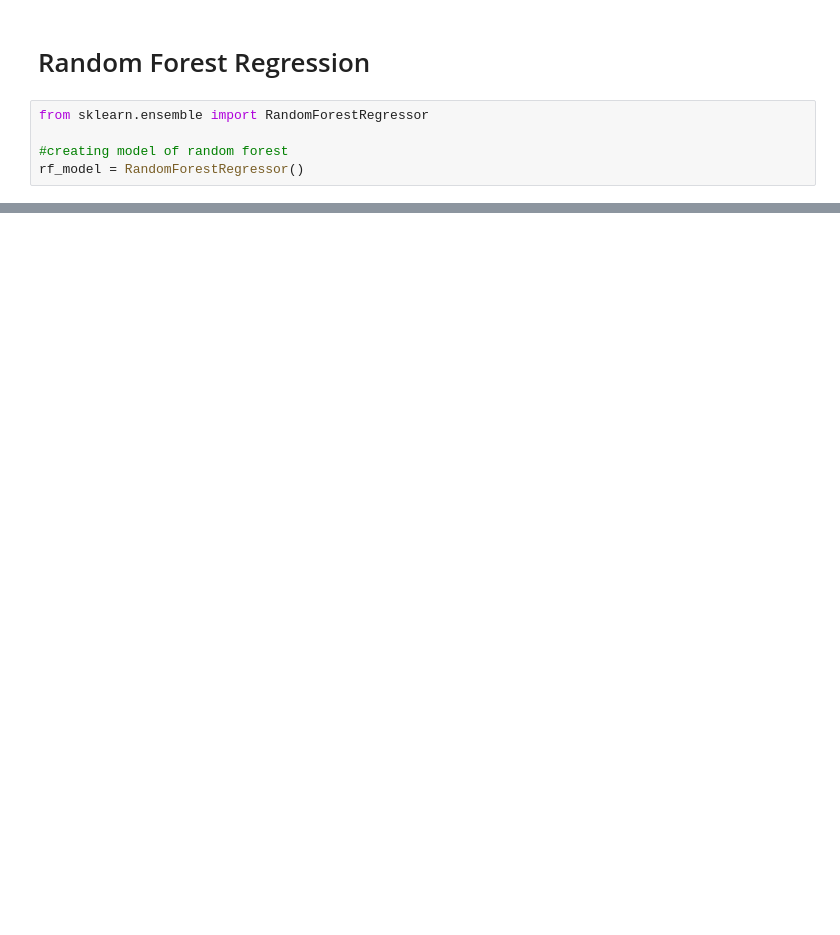
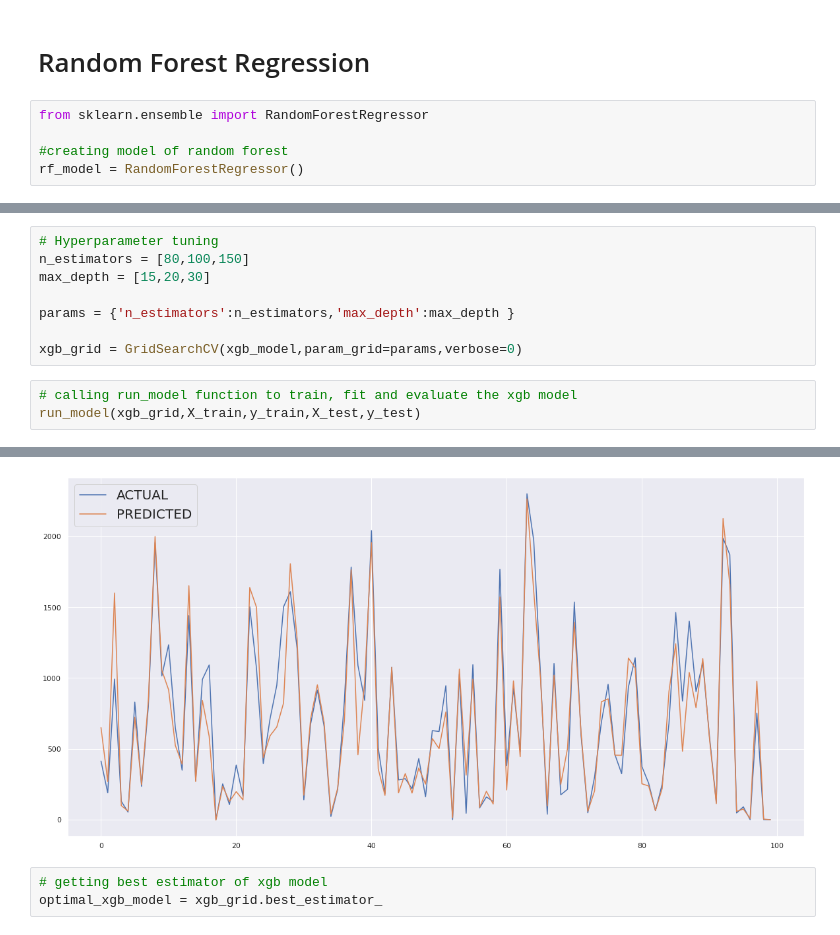
Before and after one commit to FarazAhmad2/Bike-Sharing-Demand-Prediction, a Jupyter notebook: Bike_Sharing_Demand_Prediction_Capstone_Project.ipynb, the cells around one changed output, grey strips where cells are left out. Drawn from its saved outputs; the diff is of its cells as text; blank space fills up the shorter version.

```diff
--- a/Bike_Sharing_Demand_Prediction_Capstone_Project.ipynb
+++ b/Bike_Sharing_Demand_Prediction_Capstone_Project.ipynb
@@ -726,0 +772,12 @@ get_features_importance(optimal_rf_model,X_train)
+# %%
+# Hyperparameter tuning
+n_estimators = [80,100,150]
+max_depth = [15,20,30]
+
+params = {'n_estimators':n_estimators,'max_depth':max_depth }
+
+xgb_grid = GridSearchCV(xgb_model,param_grid=params,verbose=0)
+# %%
+# calling run_model function to train, fit and evaluate the xgb model
+run_model(xgb_grid,X_train,y_train,X_test,y_test)
+# %% [output]
@@ -726,0 +801,4 @@ get_features_importance(optimal_rf_model,X_train)
+[figure, added]
+# %%
+# getting best estimator of xgb model
+optimal_xgb_model = xgb_grid.best_estimator_
```
Also changed, not shown: parts of 29 cells of this notebook.
